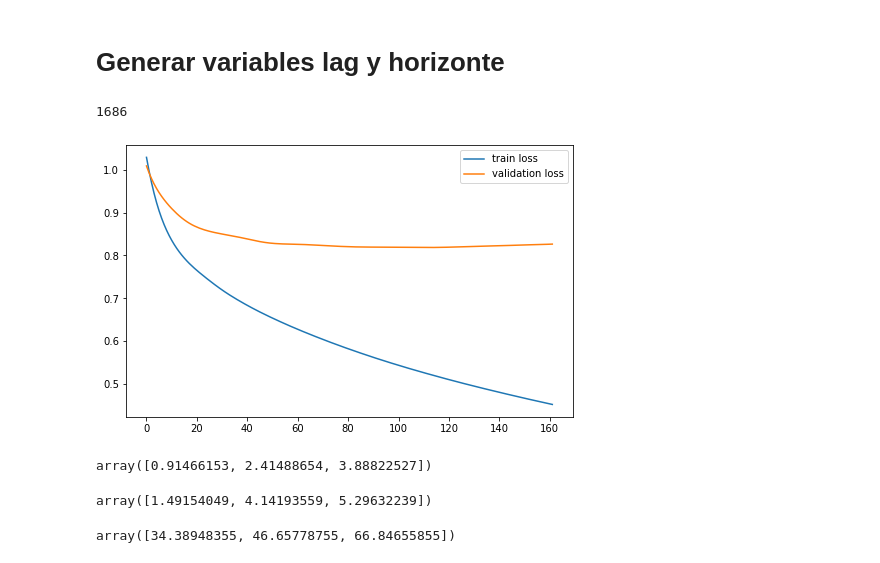
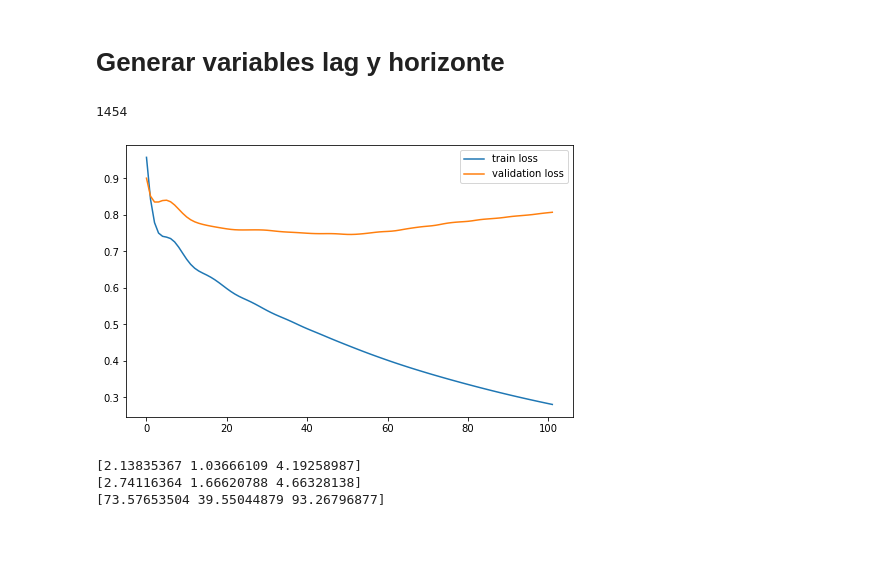
Before and after one commit to valegrei/gdp-growth-forecast, a Jupyter notebook: gdp_growth_forecasting/modelamiento/test.ipynb, the cells around one changed output. Drawn from its saved outputs; the diff is of its cells as text; code cells hidden in the pictures.

```diff
--- a/gdp_growth_forecasting/modelamiento/test.ipynb
+++ b/gdp_growth_forecasting/modelamiento/test.ipynb
@@ -112,7 +106,7 @@ df_y_test.iloc[:,:] = np.clip(df_y_test,-5,5)
 # %% [markdown]
 # Generar variables lag y horizonte
 # %%
-n_steps_in = 5
+n_steps_in = 9
 n_steps_out = 3
 n_features = len(features)
 
@@ -127,8 +121,9 @@ n_batch = len(x_train)
 # %%
 n_batch
 # %% [output]
-1686
+1454
 # %%
-mlp = build_mlp(n_steps_in,n_features,n_steps_out,250,2,1e-4,'relu')
+#mlp = build_mlp(n_steps_in,n_features,n_steps_out,304,4,1e-4,'relu')
+mlp = load_model('ajustes/MLP_20220721_1701.h5')
 # %%
 history = mlp.fit(x_train,y_train,epochs=2000,batch_size=n_batch,validation_split=0.3,verbose=0,callbacks=[es],shuffle=False)
@@ -143,7 +130,7 @@ def plot_loss(history,metric):
 # %%
-plot_loss(history,'loss')
+plot_history(history,'loss')
 # %% [output]
-[figure, old version]
+[figure, new version]
 # %%
 y_pred = mlp.predict(x_test)
 # %%
@@ -150,14 +140,2 @@ y_pred = mlp.predict(x_test)
 dn_y_test = std_scaler_y_test.inverse_transform(y_test)
 dn_y_pred = std_scaler_y_test.inverse_transform(y_pred)
-# %%
-mae(dn_y_test, dn_y_pred)
-# %% [output]
-array([0.91466153, 2.41488654, 3.88822527])
-# %%
-rmse(dn_y_test, dn_y_pred)
-# %% [output]
-array([1.49154049, 4.14193559, 5.29632239])
-# %%
-mape(dn_y_test,dn_y_pred)
-# %% [output]
-array([34.38948355, 46.65778755, 66.84655855])
@@ -173,3 +142,11 @@ def plot_pred(orig,pred):
+# %%
+print(mae(dn_y_test, dn_y_pred))
+print(rmse(dn_y_test, dn_y_pred))
+print(mape(dn_y_test,dn_y_pred))
+# %% [output]
+[2.13835367 1.03666109 4.19258987]
+[2.74116364 1.66620788 4.66328138]
+[73.57653504 39.55044879 93.26796877]
 # %%
 plot_pred(dn_y_test, dn_y_pred)
 # %% [output]
```
Also changed, not shown: parts of 9 cells of this notebook, 4 other files.
